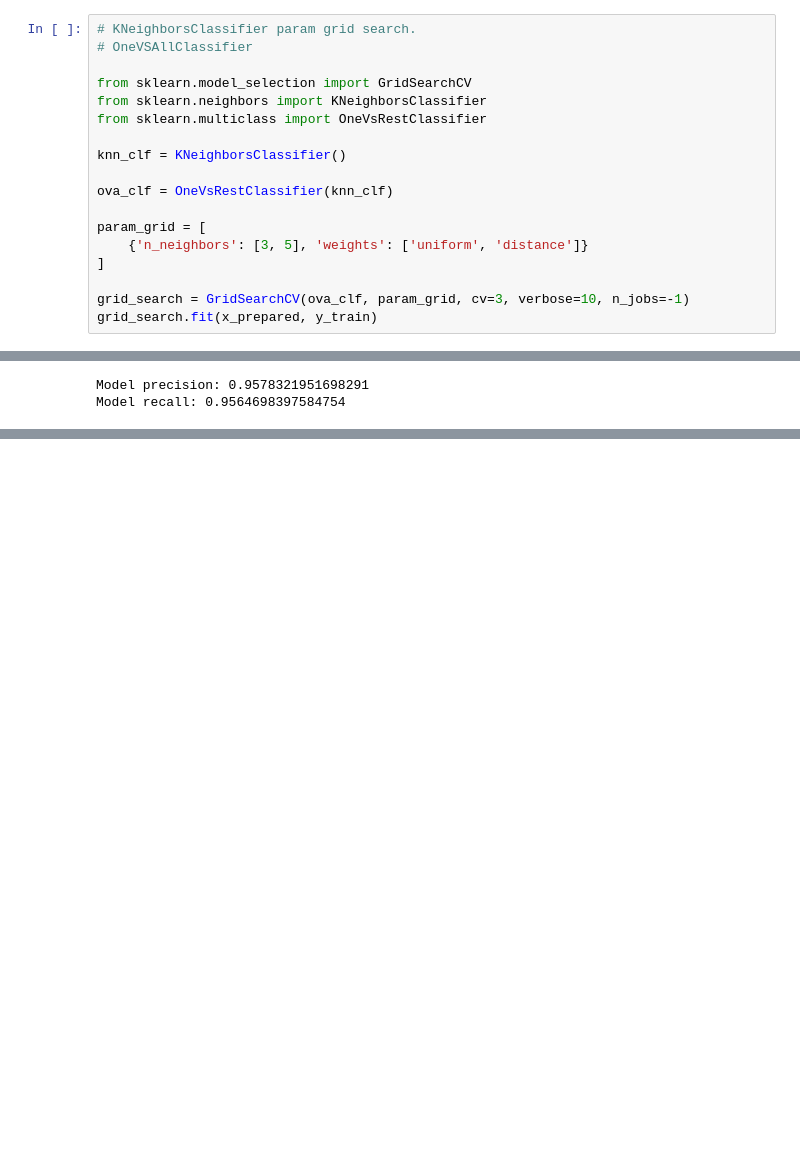
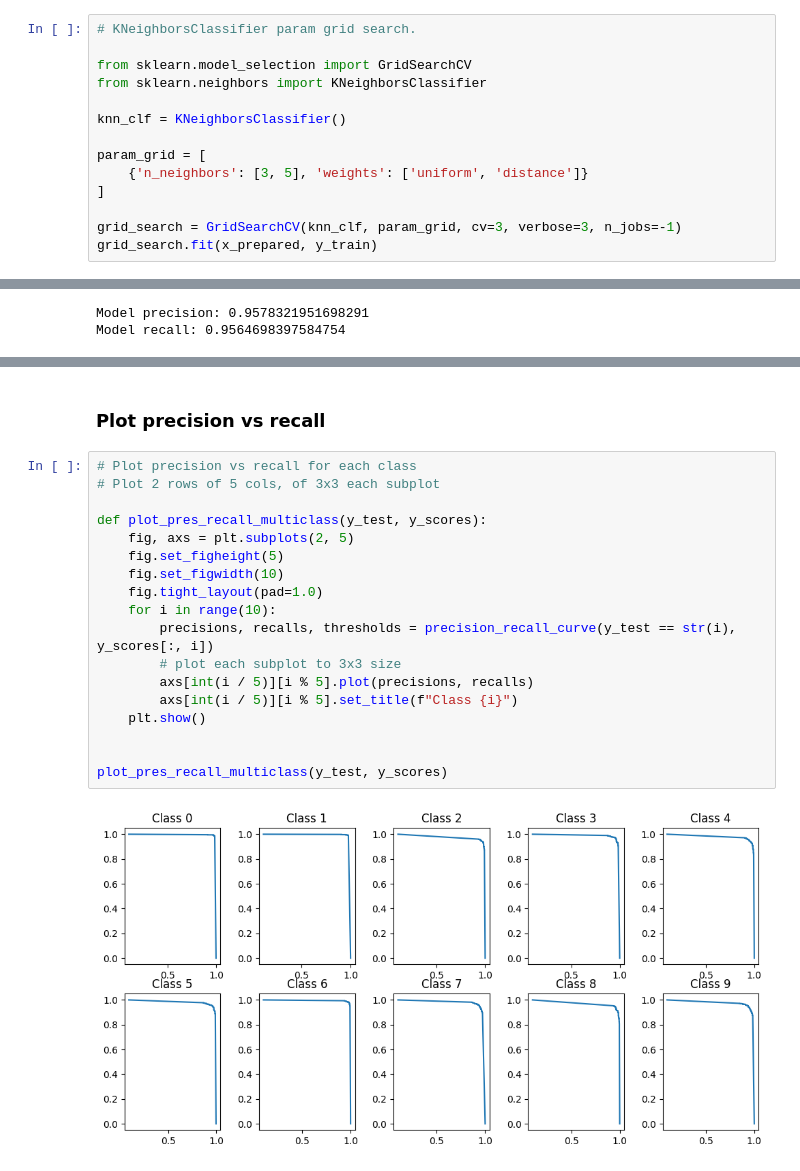
Before and after one commit to aguimorefran/handson-ml, a Jupyter notebook: ch3-classification/exercise.ipynb, the cells around one changed output, grey strips where cells are left out. Drawn from its saved outputs; the diff is of its cells as text; blank space fills up the shorter version.

```diff
--- a/ch3-classification/exercise.ipynb
+++ b/ch3-classification/exercise.ipynb
@@ -193,21 +193,17 @@ plot_centered(X_train, x_prepared)
 ## Train model: KNeighborsClassifier
 # %%
 # KNeighborsClassifier param grid search.
-# OneVSAllClassifier
 
 from sklearn.model_selection import GridSearchCV
 from sklearn.neighbors import KNeighborsClassifier
-from sklearn.multiclass import OneVsRestClassifier
 
 knn_clf = KNeighborsClassifier()
-
-ova_clf = OneVsRestClassifier(knn_clf)
 
 param_grid = [
     {'n_neighbors': [3, 5], 'weights': ['uniform', 'distance']}
 ]
 
-grid_search = GridSearchCV(ova_clf, param_grid, cv=3, verbose=10, n_jobs=-1)
+grid_search = GridSearchCV(knn_clf, param_grid, cv=3, verbose=3, n_jobs=-1)
 grid_search.fit(x_prepared, y_train)
 # %% [output]
 Fitting 3 folds for each of 4 candidates, totalling 12 fits
@@ -292,0 +326,22 @@ ValueError: multiclass format is not supported
+# %% [markdown]
+### Plot precision vs recall
+# %%
+# Plot precision vs recall for each class
+# Plot 2 rows of 5 cols, of 3x3 each subplot
+
+def plot_pres_recall_multiclass(y_test, y_scores):
+    fig, axs = plt.subplots(2, 5)
+    fig.set_figheight(5)
+    fig.set_figwidth(10)
+    fig.tight_layout(pad=1.0)
+    for i in range(10):
+        precisions, recalls, thresholds = precision_recall_curve(y_test == str(i), y_scores[:, i])
+        # plot each subplot to 3x3 size
+        axs[int(i / 5)][i % 5].plot(precisions, recalls)
+        axs[int(i / 5)][i % 5].set_title(f"Class {i}")
+    plt.show()
+
+
+plot_pres_recall_multiclass(y_test, y_scores)
+# %% [output]
+[figure, added]
```
Also changed, not shown: parts of 22 cells of this notebook, 1 other file.
